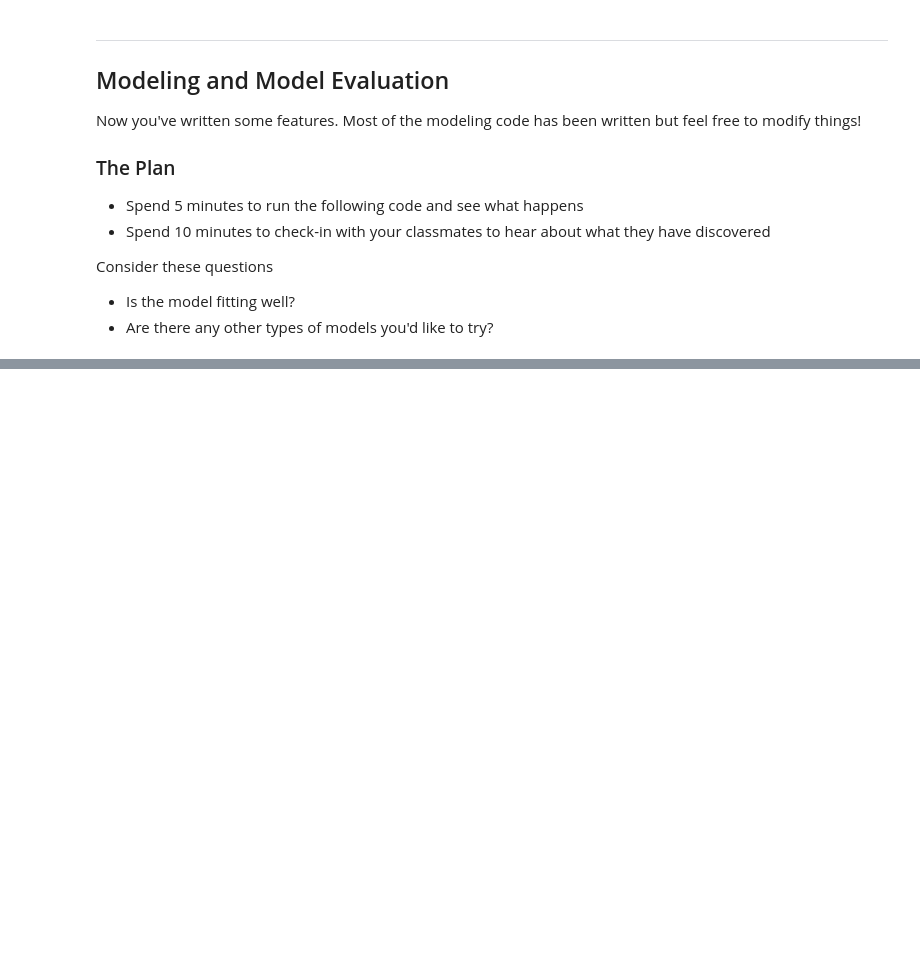
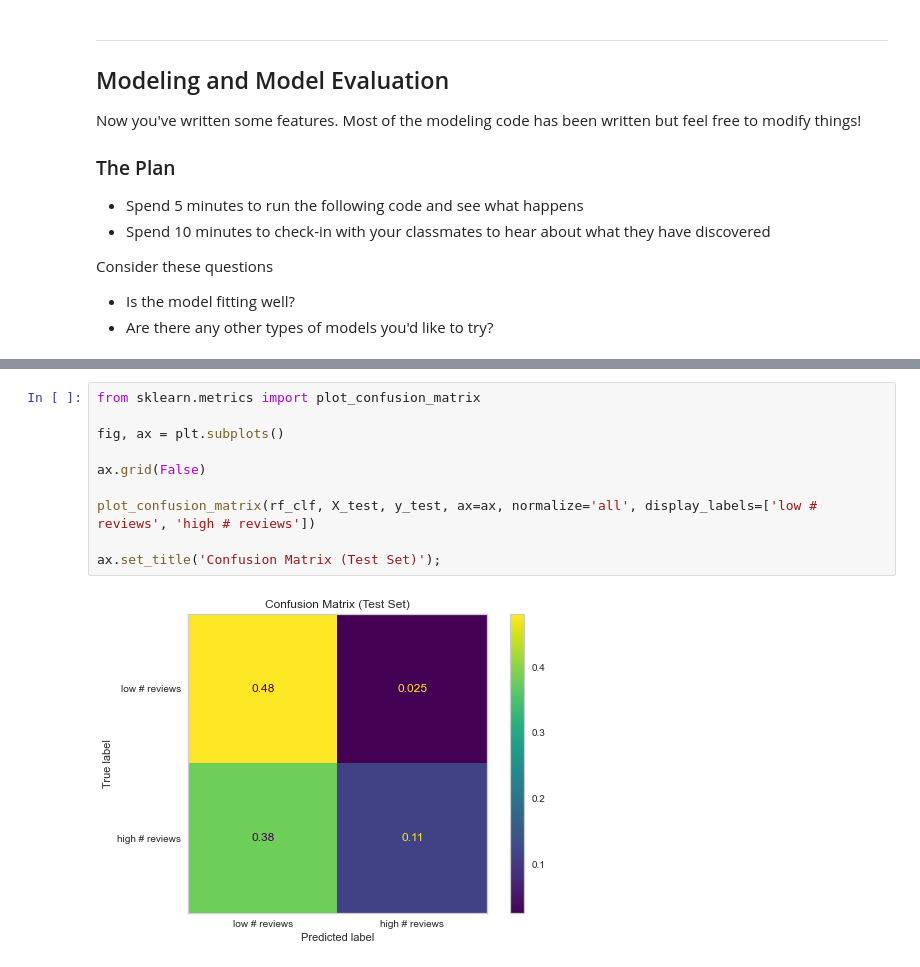
Before and after one commit to sbarton272/usf_econ_622_feature_engineering, a Jupyter notebook: starter_notebook.ipynb, the cells around one changed output, grey strips where cells are left out. Cells and saved outputs as stored; diff of their text form; blank space fills up the shorter version.

```diff
--- a/starter_notebook.ipynb
+++ b/starter_notebook.ipynb
@@ -224,0 +292,12 @@ space = hp.choice(
+# %%
+from sklearn.metrics import plot_confusion_matrix
+
+fig, ax = plt.subplots()
+
+ax.grid(False)
+
+plot_confusion_matrix(rf_clf, X_test, y_test, ax=ax, normalize='all', display_labels=['low # reviews', 'high # reviews'])
+
+ax.set_title('Confusion Matrix (Test Set)');
+# %% [output]
+[figure, added]
```
Also changed, not shown: parts of 9 cells of this notebook, 2 other files.
